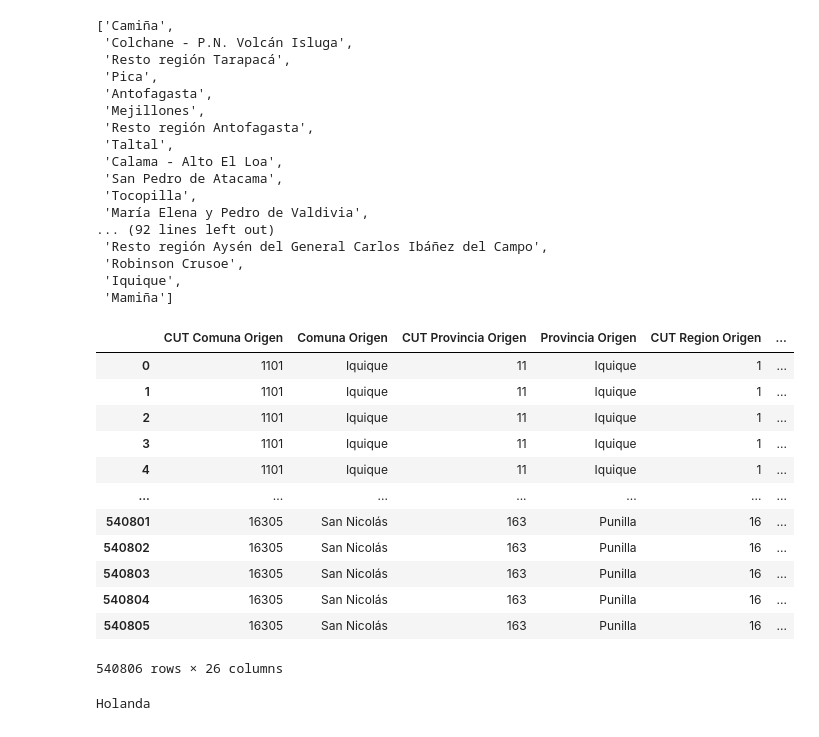
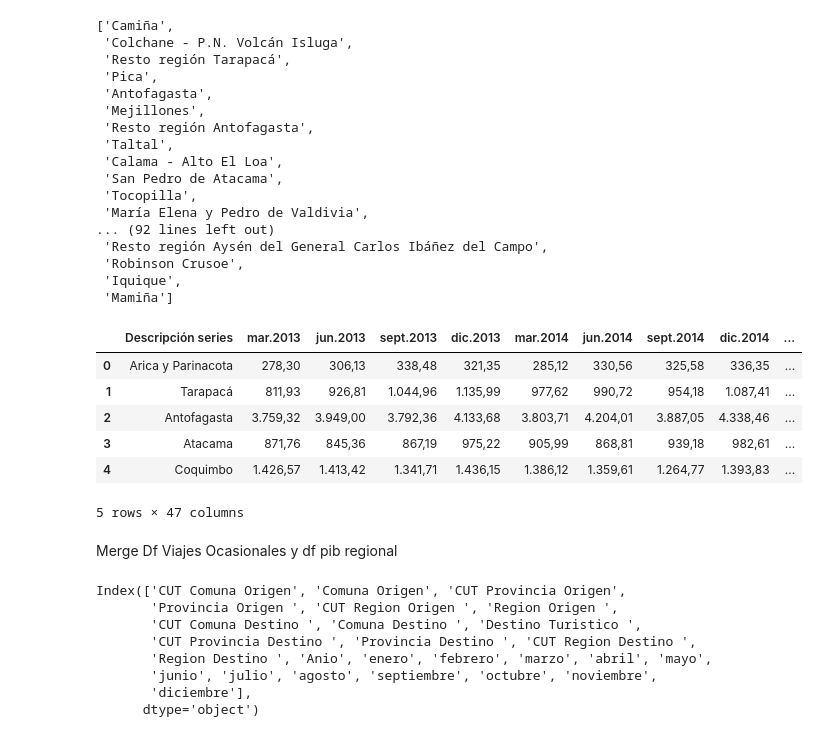
Before and after one commit to LuisCamachoRivero/Exploracion_Proyecto_Final, a Jupyter notebook: src/explore.ipynb, the cells around one changed output. Saved outputs shown, nothing was run; the diff lists cells and outputs as text; code cells hidden in the pictures.

Commit message:
Merge df 1.0

```diff
--- a/src/explore.ipynb
+++ b/src/explore.ipynb
@@ -264,23 +264,26 @@ lista_unicos_destino_turs
  'Robinson Crusoe',
  'Iquique',
  'Mamiña']
+# %%
+df_pib_regional.head()
+# %% [output]
+|  | Descripción series | mar.2013 | jun.2013 | sept.2013 | dic.2013 | mar.2014 | jun.2014 | sept.2014 | dic.2014 | ... |
+| 0 | Arica y Parinacota | 278,30 | 306,13 | 338,48 | 321,35 | 285,12 | 330,56 | 325,58 | 336,35 | ... |
+| 1 | Tarapacá | 811,93 | 926,81 | 1.044,96 | 1.135,99 | 977,62 | 990,72 | 954,18 | 1.087,41 | ... |
+| 2 | Antofagasta | 3.759,32 | 3.949,00 | 3.792,36 | 4.133,68 | 3.803,71 | 4.204,01 | 3.887,05 | 4.338,46 | ... |
+| 3 | Atacama | 871,76 | 845,36 | 867,19 | 975,22 | 905,99 | 868,81 | 939,18 | 982,61 | ... |
+| 4 | Coquimbo | 1.426,57 | 1.413,42 | 1.341,71 | 1.436,15 | 1.386,12 | 1.359,61 | 1.264,77 | 1.393,83 | ... |
+5 rows × 47 columns
+# %% [markdown]
+Merge Df Viajes Ocasionales y df pib regional
 # %%
-df_viajes_ocasionales
+df_viajes_ocasionales.columns
 # %% [output]
-|  | CUT Comuna Origen | Comuna Origen | CUT Provincia Origen | Provincia Origen | CUT Region Origen | ... |
-| 0 | 1101 | Iquique | 11 | Iquique | 1 | ... |
-| 1 | 1101 | Iquique | 11 | Iquique | 1 | ... |
-| 2 | 1101 | Iquique | 11 | Iquique | 1 | ... |
-| 3 | 1101 | Iquique | 11 | Iquique | 1 | ... |
-| 4 | 1101 | Iquique | 11 | Iquique | 1 | ... |
-| ... | ... | ... | ... | ... | ... | ... |
-| 540801 | 16305 | San Nicolás | 163 | Punilla | 16 | ... |
-| 540802 | 16305 | San Nicolás | 163 | Punilla | 16 | ... |
-| 540803 | 16305 | San Nicolás | 163 | Punilla | 16 | ... |
-| 540804 | 16305 | San Nicolás | 163 | Punilla | 16 | ... |
-| 540805 | 16305 | San Nicolás | 163 | Punilla | 16 | ... |
-540806 rows × 26 columns
+Index(['CUT Comuna Origen', 'Comuna Origen', 'CUT Provincia Origen',
+       'Provincia Origen ', 'CUT Region Origen ', 'Region Origen ',
+       'CUT Comuna Destino ', 'Comuna Destino ', 'Destino Turistico ',
+       'CUT Provincia Destino ', 'Provincia Destino ', 'CUT Region Destino ',
+       'Region Destino ', 'Anio', 'enero', 'febrero', 'marzo', 'abril', 'mayo',
+       'junio', 'julio', 'agosto', 'septiembre', 'octubre', 'noviembre',
+       'diciembre'],
+      dtype='object')
-# %%
-print("Holanda")
-# %% [output]
-Holanda
```
Also changed, not shown: parts of 3 cells of this notebook.
